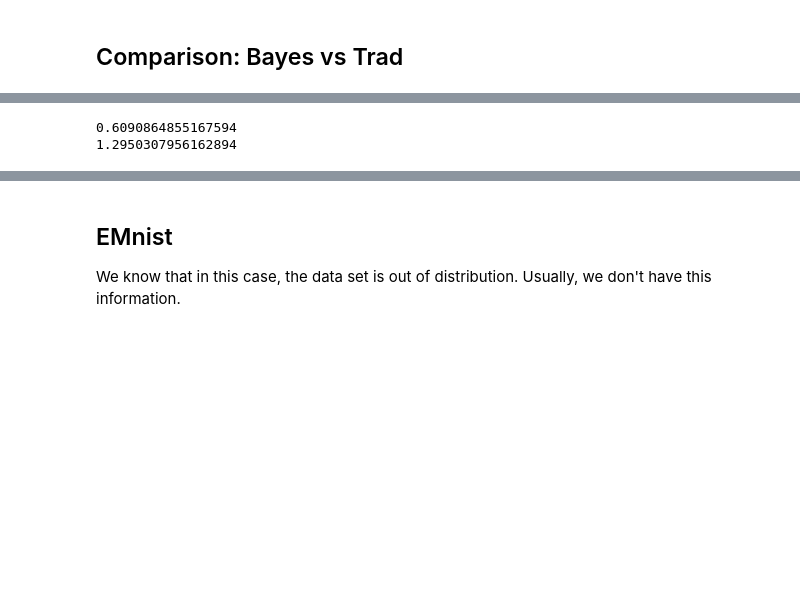
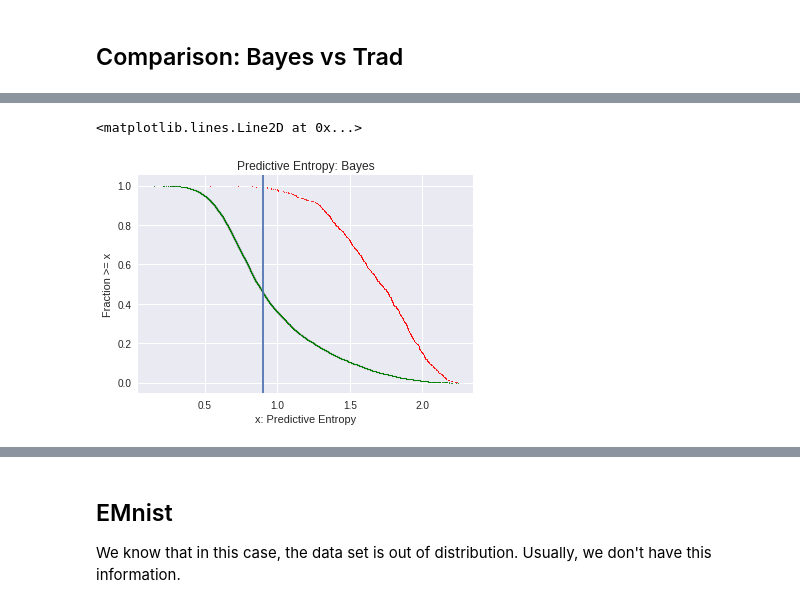
Before and after one commit to philarnold4242/test_Python, a Jupyter notebook: Bayesian_DL_ConvNet_Mnist.ipynb, the cells around one changed output, grey strips where cells are left out. Saved outputs shown, nothing was run; the diff lists cells and outputs as text; code cells hidden in the pictures; blank space fills up the shorter version.

```diff
--- a/Bayesian_DL_ConvNet_Mnist.ipynb
+++ b/Bayesian_DL_ConvNet_Mnist.ipynb
@@ -471,22 +475,0 @@ abline(1, 0)
-# %%
-# Uncertainty measure for correct / incorrectly predicted digits
-df_bayes_correct = df[df.correct_bayes == True]
-df_bayes_wrong = df[df.correct_bayes == False]
-
-cum_c = np.cumsum(df_bayes_correct.pe)
-cum_w = np.cumsum(df_bayes_wrong.pe)
-
-
-print(sum(df_bayes_correct.pe) / len(df_bayes_correct))
-print(sum(df_bayes_wrong.pe) / len(df_bayes_wrong))
-
-df.to_csv('/content/drive/My Drive/Colab Notebooks/out.csv')
-
-
-
-# awk -F, '{ if($11=="True") {print $5}}' out.csv  | sort -k1,1gr > pe.true
-# awk -F, '{ if($11=="False") {print $5}}' out.csv  | sort -k1,1gr > pe.false
-# plot 'pe.true' u 1:($0/9871) title "Correct", 'pe.false' u 1:($0/129) title "Incorrect"
-# %% [output]
-0.6090864855167594
-1.2950307956162894
@@ -492,0 +484,25 @@ df.to_csv('/content/drive/My Drive/Colab Notebooks/out.csv')
+# %%
+# Bayes
+uncer_bayes_correct = df_bayes_correct.pe.value_counts()
+uncer_bayes_correct = uncer_bayes_correct.sort_index(ascending=False).cumsum()*1./len(uncer_bayes_correct)
+
+uncer_bayes_wrong = df_bayes_wrong.pe.value_counts()
+uncer_bayes_wrong = uncer_bayes_wrong.sort_index(ascending=False).cumsum()*1./len(uncer_bayes_wrong)
+
+# Trad
+uncer_trad_correct = df_trad_correct.pe_trad.value_counts()
+uncer_trad_correct = uncer_trad_correct.sort_index(ascending=False).cumsum()*1./len(uncer_trad_correct)
+
+uncer_trad_wrong = df_trad_wrong.pe_trad.value_counts()
+uncer_trad_wrong = uncer_trad_wrong.sort_index(ascending=False).cumsum()*1./len(uncer_trad_wrong)
+# %%
+si = 0.5
+plt.scatter(uncer_bayes_correct.index, uncer_bayes_correct, color="green", s=si)
+plt.scatter(uncer_bayes_wrong.index, uncer_bayes_wrong, color="red", s=si)
+plt.title("Predictive Entropy: Bayes")
+plt.xlabel("x: Predictive Entropy")
+plt.ylabel("Fraction >= x")
+plt.axvline(0.9)
+# %% [output]
+<matplotlib.lines.Line2D at 0x...>
+[figure, added]
```
Also changed, not shown: parts of 23 cells of this notebook.
